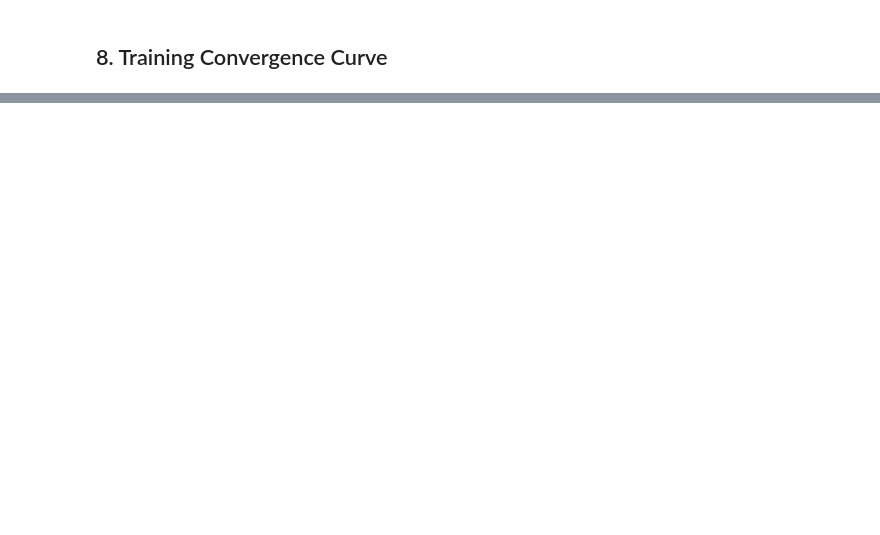
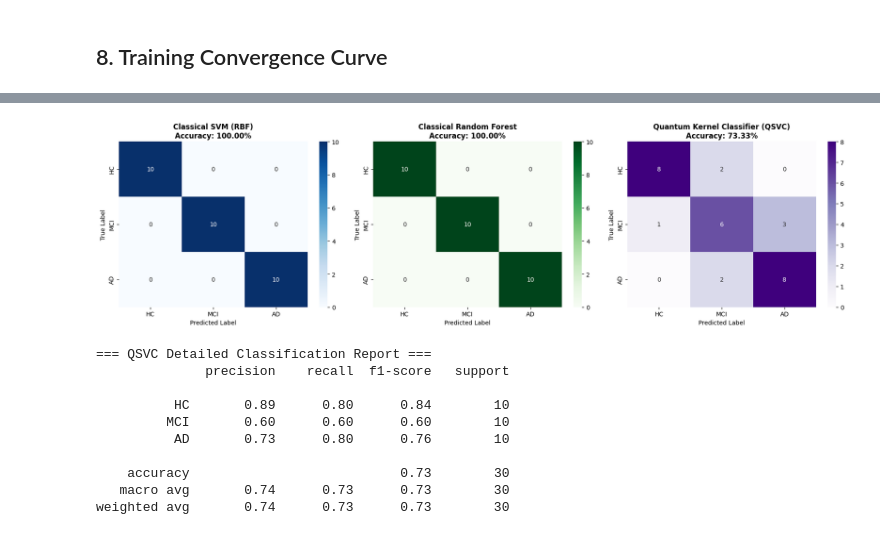
Before and after one commit to abhijithshaji17/qff_hackday, a Jupyter notebook: qml_alzheimers_vqc.ipynb, the cells around one changed output, grey strips where cells are left out. Saved outputs shown, nothing was run; the diff lists cells and outputs as text; code cells hidden in the pictures; blank space fills up the shorter version.

```diff
--- a/qml_alzheimers_vqc.ipynb
+++ b/qml_alzheimers_vqc.ipynb
@@ -418,0 +317,42 @@ plt.show()
+# %%
+fig, axes = plt.subplots(1, 3, figsize=(18, 5))
+class_labels = ['HC', 'MCI', 'AD']
+
+# 1. Classical SVM Confusion Matrix
+cm_svc = confusion_matrix(y_test, y_pred_svc)
+sns.heatmap(cm_svc, annot=True, fmt='d', cmap='Blues', xticklabels=class_labels, yticklabels=class_labels, ax=axes[0])
+axes[0].set_title(f'Classical SVM (RBF)\nAccuracy: {accuracy_score(y_test, y_pred_svc):.2%}', fontsize=12, fontweight='bold')
+axes[0].set_xlabel('Predicted Label')
+axes[0].set_ylabel('True Label')
+
+# 2. Classical Random Forest Confusion Matrix
+cm_rf = confusion_matrix(y_test, y_pred_rf)
+sns.heatmap(cm_rf, annot=True, fmt='d', cmap='Greens', xticklabels=class_labels, yticklabels=class_labels, ax=axes[1])
+axes[1].set_title(f'Classical Random Forest\nAccuracy: {accuracy_score(y_test, y_pred_rf):.2%}', fontsize=12, fontweight='bold')
+axes[1].set_xlabel('Predicted Label')
+axes[1].set_ylabel('True Label')
+
+# 3. Quantum Kernel Classifier (QSVC) Confusion Matrix
+cm_q = confusion_matrix(y_test, y_pred_qsvc)
+sns.heatmap(cm_q, annot=True, fmt='d', cmap='Purples', xticklabels=class_labels, yticklabels=class_labels, ax=axes[2])
+axes[2].set_title(f'Quantum Kernel Classifier (QSVC)\nAccuracy: {accuracy_score(y_test, y_pred_qsvc):.2%}', fontsize=12, fontweight='bold')
+axes[2].set_xlabel('Predicted Label')
+axes[2].set_ylabel('True Label')
+
+plt.tight_layout()
+plt.show()
+
+print("=== QSVC Detailed Classification Report ===")
+print(classification_report(y_test, y_pred_qsvc, target_names=class_labels))
+# %% [output]
+[figure, added]
+=== QSVC Detailed Classification Report ===
+              precision    recall  f1-score   support
+
+          HC       0.89      0.80      0.84        10
+         MCI       0.60      0.60      0.60        10
+          AD       0.73      0.80      0.76        10
+
+    accuracy                           0.73        30
+   macro avg       0.74      0.73      0.73        30
+weighted avg       0.74      0.73      0.73        30
```
Also changed, not shown: parts of 21 cells of this notebook, 1 other file.
